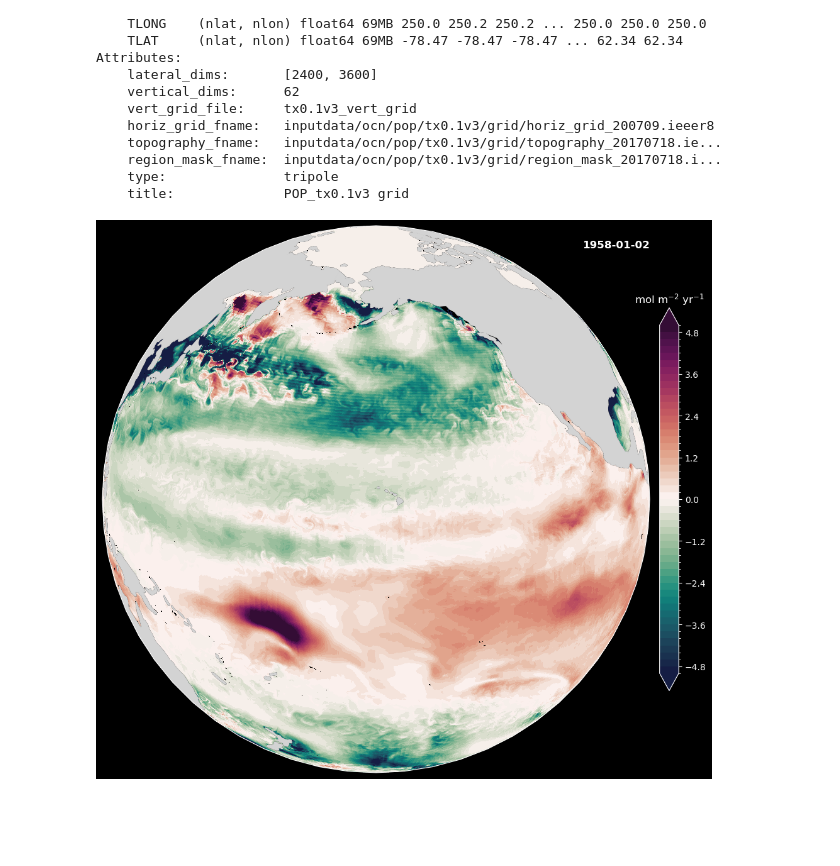
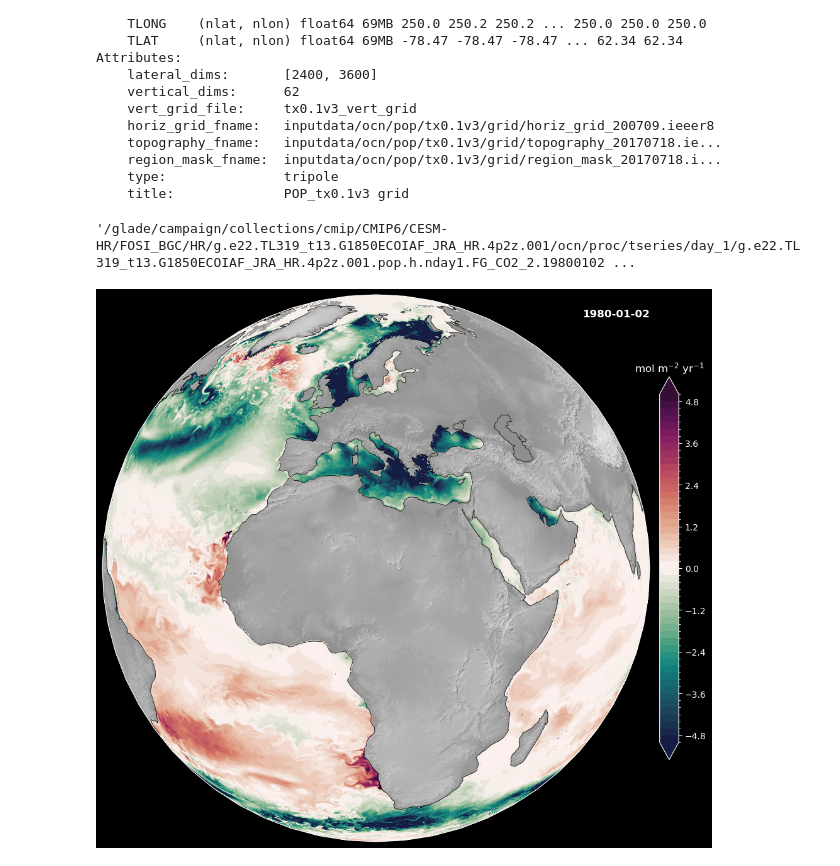
Before and after one commit to CWorthy-ocean/Ocean-CDR-Explorer, a Jupyter notebook: notebooks/FG_CO2-global-0.1.ipynb, the cells around one changed output. Saved outputs shown, nothing was run; the diff lists cells and outputs as text; code cells hidden in the pictures; blank space fills up the shorter version.

Commit message:
fiddling with the FGCO2 movie...

```diff
--- a/notebooks/FG_CO2-global-0.1.ipynb
+++ b/notebooks/FG_CO2-global-0.1.ipynb
@@ -68,19 +75,49 @@ case = 'g.e22.TL319_t13.G1850ECOIAF_JRA_HR.4p2z.001'
 dird = f'/glade/campaign/collections/cmip/CMIP6/CESM-HR/FOSI_BGC/HR/{case}/ocn/proc/tseries/day_1'
 files = sorted(glob(f'{dird}/{case}.pop.h.nday1.FG_CO2_2.????????-????????.nc'))
 assert len(files)
+# %%
+# find start date for movive
+start_date = '19800102-19810101'
+datestr = [f.split('.')[-2] for f in files]
+ndx0 = datestr.index(start_date)
+files[ndx0]
+# %% [output]
+'/glade/campaign/collections/cmip/CMIP6/CESM-HR/FOSI_BGC/HR/g.e22.TL319_t13.G1850ECOIAF_JRA_HR.4p2z.001/ocn/proc/tseries/day_1/g.e22.TL319_t13.G1850ECOIAF_JRA_HR.4p2z.001.pop.h.nday1.FG_CO2_2.19800102 ...
 # %%
 nmolcm2s_to_molm2yr = 1e4 * 1e-9 * 86400.0 * 365.0
 
-with xr.open_dataset(files[0]) as ds:
+with xr.open_dataset(files[ndx0]) as ds:
     fgco2 = ds.FG_CO2_2.isel(time=0).load()
     fgco2 *= nmolcm2s_to_molm2yr * -1.0
     fgco2.attrs['units'] = 'mol m$^{-2}$ yr$^{-1}$'
 
 
-def plot_frame(fgco2, time_level, diro=None):
+def plot_frame(fgco2_loc, time_level_movie, central_longitude=200, diro=None, topography='gray'):
+    """Make a single frame of a movie of FG_CO2
+
+    Args:
+
+      fgco2 (xarray.DataArray) :
+        A timeslice of air-sea CO2 flux field
+
+      time_level_movie (int) :
+        integer index into `time`
+
+      diro (path, optional) :
+        Directory to put the movie frames.
+
+      topography (str, optional) :
+        Selector for topography options
+
+    """
+
+    assert topography in ['color', 'gray', None], f'Unknown topography option: {topography}'
+
+    #fgco2_loc = fgco2.isel(time=time_index_array)
+
     plt.style.use("dark_background")
     prj = ccrs.NearsidePerspective(
-        central_longitude=200,
+        central_longitude=central_longitude,
         central_latitude=20,
         false_easting=0,
         false_northing=0,
@@ -91,43 +128,53 @@ def plot_frame(fgco2, time_level, diro=None):
 
     fig, ax = plt.subplots(
         figsize=(12, 12),
         facecolor='k',
         subplot_kw=dict(projection=prj),
     )
-    #ax.background_img('natural-earth-1-no-ocean', resolution='large4096px')
 
-    ax.coastlines()
+    # put a background image
+    # note: the data for these is accessible via setting an environment variable above
+    # os.environ['CARTOPY_USER_BACKGROUNDS'] = '/glade/work/mclong/cartopy-background-img/'
+    # MCL: Not sure this is working with dask. I tried client.run(setenv)
+    #      but it didn't work so I copied the images into the cartopy instll directory
+    if topography == 'color':
+        ax.background_img('natural-earth-1-no-ocean', resolution='large4096px')
+    elif topography == 'gray':
+        ax.background_img('gray-earth-no-ocean', resolution='large4096px')
+
+    ax.coastlines(linewidth=0.5)
 
     pc = ax.pcolormesh(
-        dsg.TLONG, dsg.TLAT, fgco2,
+        dsg.TLONG, dsg.TLAT, fgco2_loc,
         cmap=cmap,
         norm=colors.BoundaryNorm(levels, ncolors=cmap.N),
         transform=ccrs.PlateCarree(),
     )
 
-    land = ax.add_feature(
-        cartopy.feature.NaturalEarthFeature(
-            'physical','land','110m',
-            edgecolor='face',
-            facecolor='lightgrey'
+    if topography is None:
+        land = ax.add_feature(
+             cartopy.feature.NaturalEarthFeature(
+                 'physical','land','110m',
+                 edgecolor='face',
+                 facecolor='lightgrey'
+             )
         )
-    )
 
     cb = fig.colorbar(pc, shrink=0.7, extend='both', pad=0.01)
     cb.ax.set_title('mol m$^{-2}$ yr$^{-1}$', y=1.05, color='w')
 
     ax.set_title(
-        fgco2.time.values.item().strftime('%Y-%m-%d'),
+        fgco2_loc.time.values.item().strftime('%Y-%m-%d'),
         loc='right', y=0.95, fontweight='bold', color='w')
 
     fig_size = (16, 9)
     fig.set_size_inches(fig_size)
     fig.tight_layout()
 
     if diro is not None:
-        fig.savefig(f'{diro}/{time_level:04d}.png', dpi=300)
+        fig.savefig(f'{diro}/{time_level_movie:04d}.png', dpi=300)
         plt.close()
 
-plot_frame(fgco2, 1)
+plot_frame(fgco2, 1, central_longitude=14.0)
 # %% [output]
-[figure, old version]
+[figure, new version]
```
Also changed, not shown: parts of 6 cells of this notebook, 1 other file.
